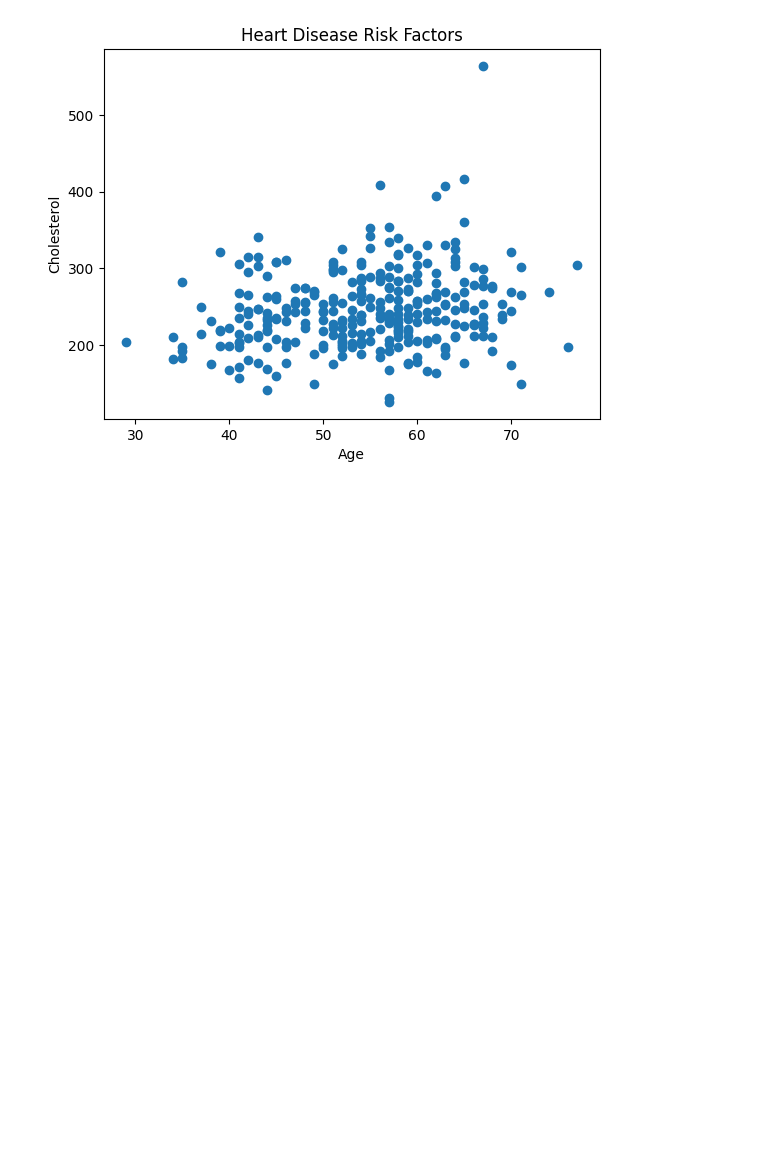
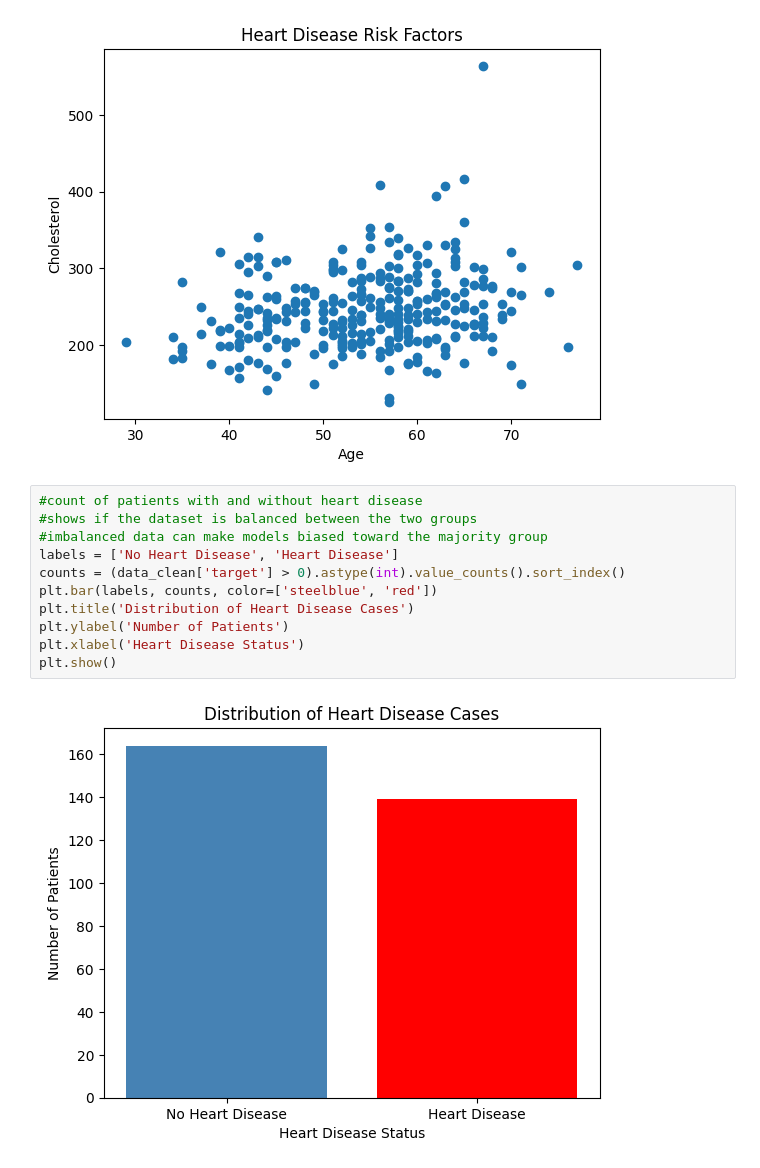
Before and after one commit to mikaemik98/heart-disease-risk-analyzer, a Jupyter notebook: analysis1.ipynb, the cells around one changed output. Drawn from its saved outputs; the diff is of its cells as text; blank space fills up the shorter version.

```diff
--- a/analysis1.ipynb
+++ b/analysis1.ipynb
@@ -110,3 +136,16 @@ plt.title('Heart Disease Risk Factors')
 plt.show()
 # %% [output]
 [figure]
+# %%
+#count of patients with and without heart disease
+#shows if the dataset is balanced between the two groups
+#imbalanced data can make models biased toward the majority group
+labels = ['No Heart Disease', 'Heart Disease']
+counts = (data_clean['target'] > 0).astype(int).value_counts().sort_index()
+plt.bar(labels, counts, color=['steelblue', 'red'])
+plt.title('Distribution of Heart Disease Cases')
+plt.ylabel('Number of Patients')
+plt.xlabel('Heart Disease Status')
+plt.show()
+# %% [output]
+[figure, added]
```
Also changed, not shown: parts of 7 cells of this notebook.
